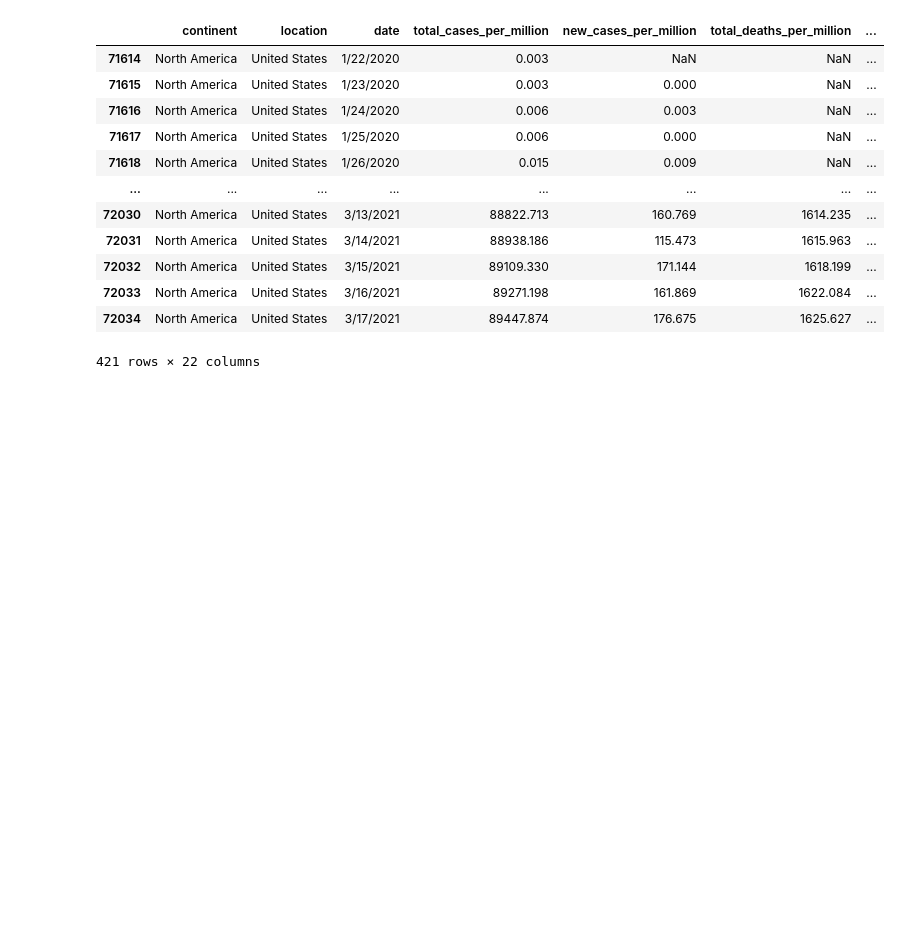
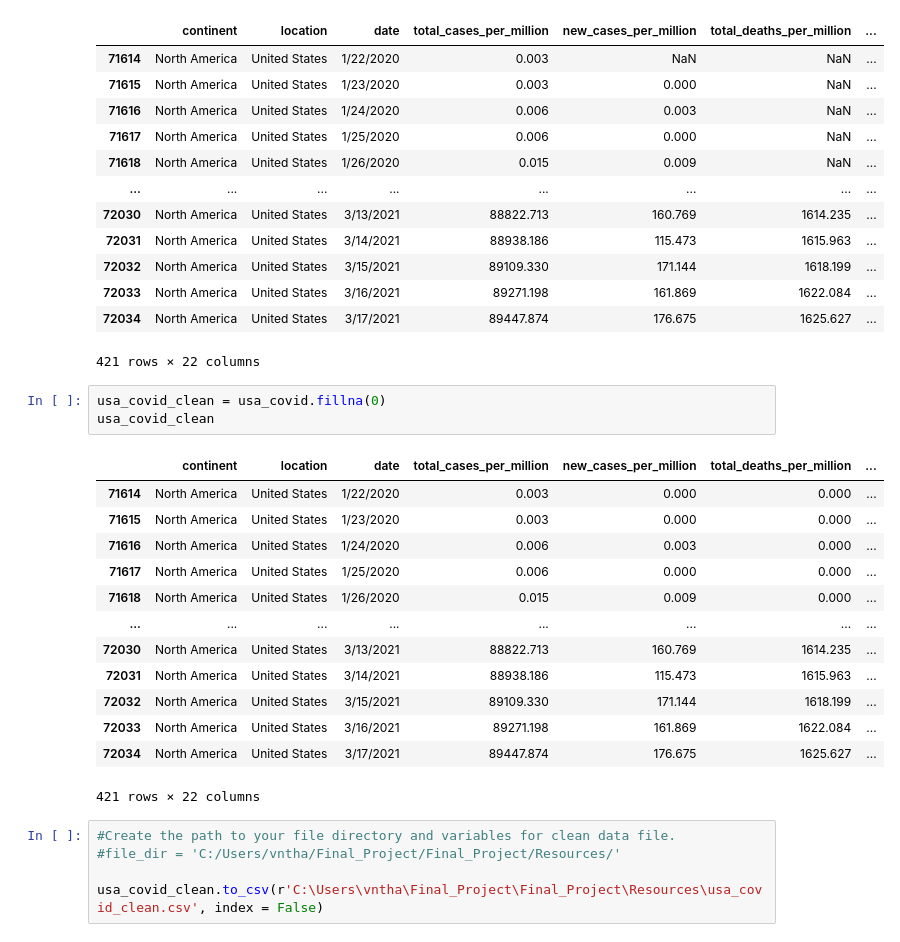
Before and after one commit to luke-c-newell/Final_Project, a Jupyter notebook: Database_ETL.ipynb, the cells around one changed output. Cells and saved outputs as stored; diff of their text form; blank space fills up the shorter version.

Commit message:
Adding usa_covid_clean data subset

```diff
--- a/Database_ETL.ipynb
+++ b/Database_ETL.ipynb
@@ -57,3 +57,25 @@ usa_covid
 | 72033 | North America | United States | 3/16/2021 | 89271.198 | 161.869 | 1622.084 | ... |
 | 72034 | North America | United States | 3/17/2021 | 89447.874 | 176.675 | 1625.627 | ... |
 421 rows × 22 columns
+# %%
+usa_covid_clean = usa_covid.fillna(0)
+usa_covid_clean
+# %% [output]
+|  | continent | location | date | total_cases_per_million | new_cases_per_million | total_deaths_per_million | ... |
+| 71614 | North America | United States | 1/22/2020 | 0.003 | 0.000 | 0.000 | ... |
+| 71615 | North America | United States | 1/23/2020 | 0.003 | 0.000 | 0.000 | ... |
+| 71616 | North America | United States | 1/24/2020 | 0.006 | 0.003 | 0.000 | ... |
+| 71617 | North America | United States | 1/25/2020 | 0.006 | 0.000 | 0.000 | ... |
+| 71618 | North America | United States | 1/26/2020 | 0.015 | 0.009 | 0.000 | ... |
+| ... | ... | ... | ... | ... | ... | ... | ... |
+| 72030 | North America | United States | 3/13/2021 | 88822.713 | 160.769 | 1614.235 | ... |
+| 72031 | North America | United States | 3/14/2021 | 88938.186 | 115.473 | 1615.963 | ... |
+| 72032 | North America | United States | 3/15/2021 | 89109.330 | 171.144 | 1618.199 | ... |
+| 72033 | North America | United States | 3/16/2021 | 89271.198 | 161.869 | 1622.084 | ... |
+| 72034 | North America | United States | 3/17/2021 | 89447.874 | 176.675 | 1625.627 | ... |
+421 rows × 22 columns
+# %%
+#Create the path to your file directory and variables for clean data file.
+#file_dir = 'C:/Users/vntha/Final_Project/Final_Project/Resources/'
+
+usa_covid_clean.to_csv(r'C:\Users\vntha\Final_Project\Final_Project\Resources\usa_covid_clean.csv', index = False)
```
Also changed, not shown: 1 other file.
